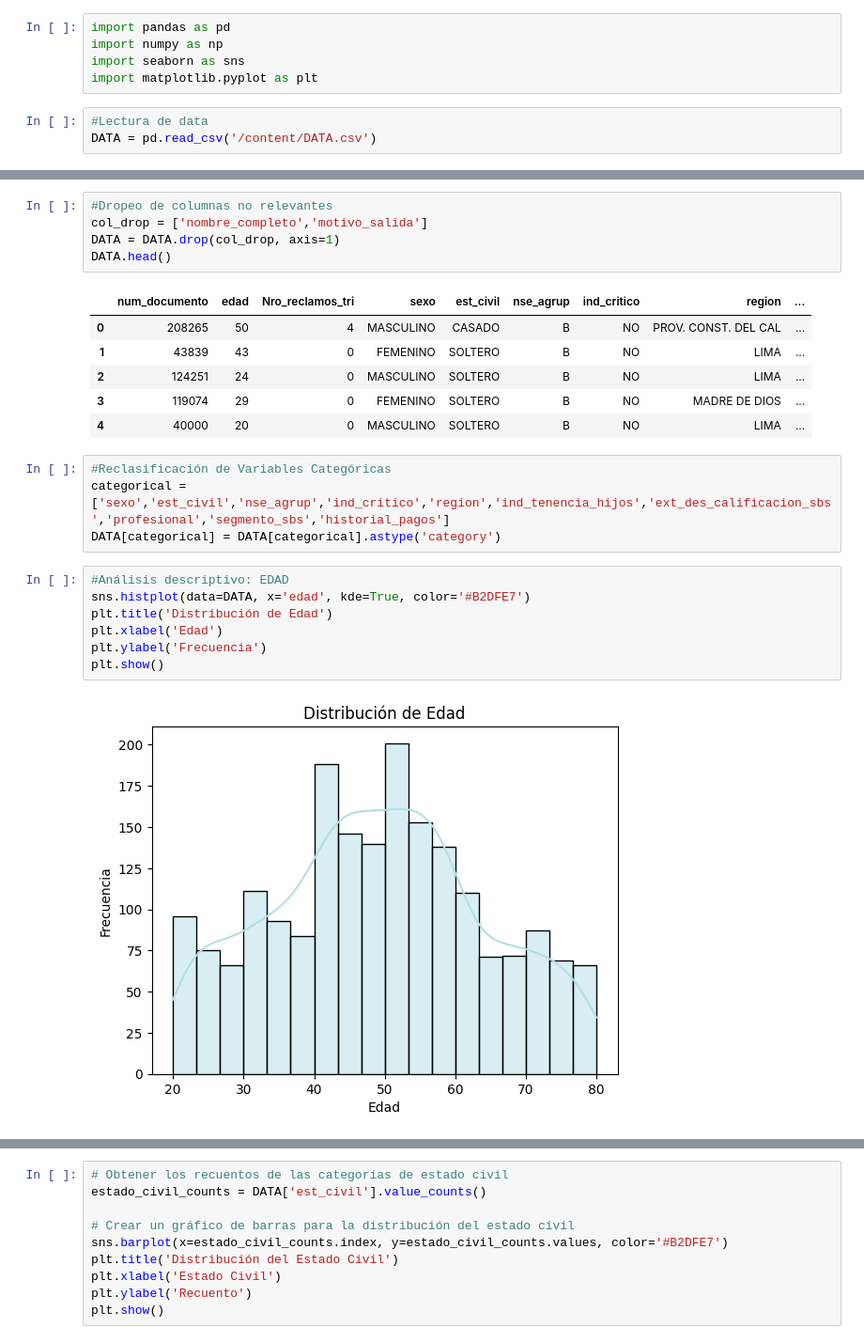
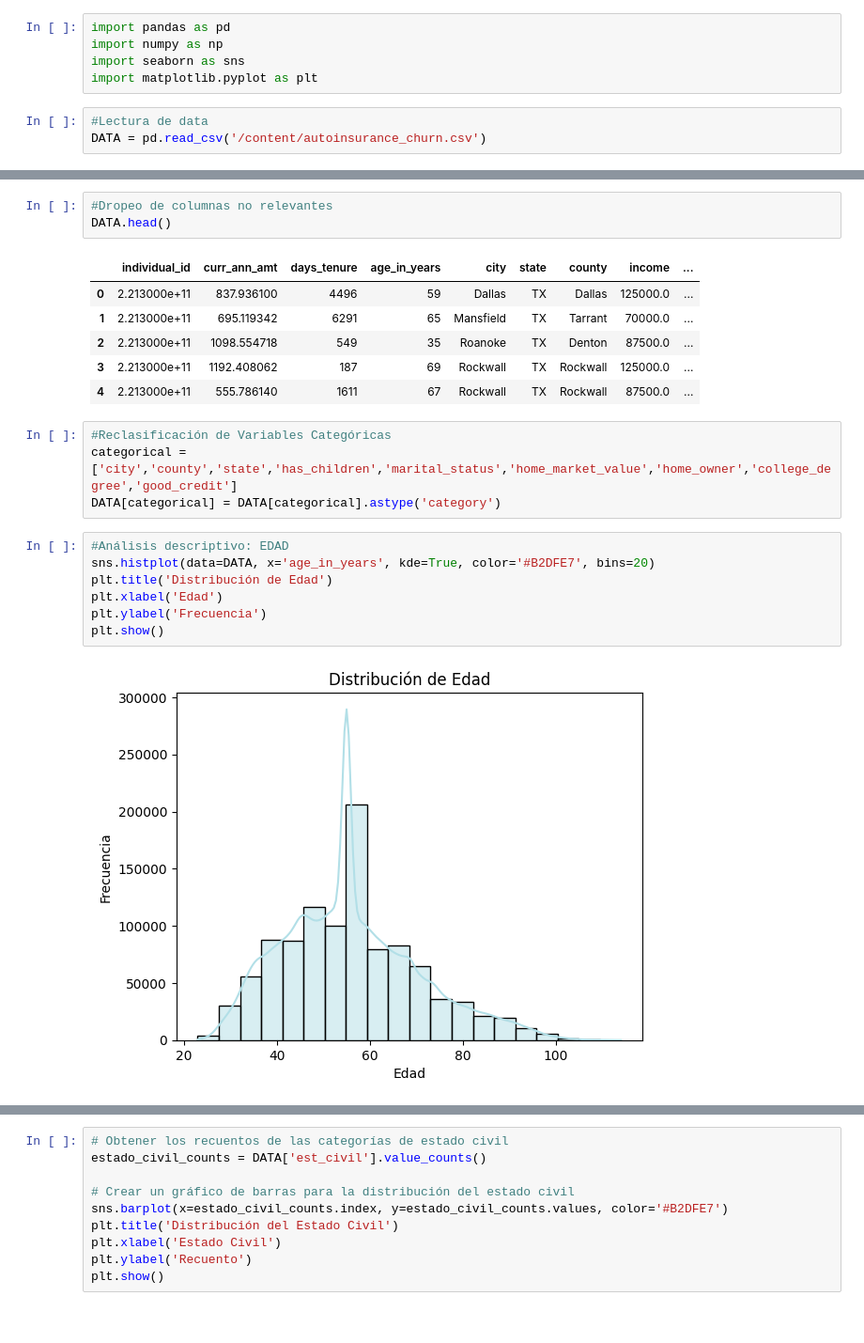
Before and after one commit to raphaelz306/DMC_Course, a Jupyter notebook: Integrador.ipynb, the cells around one changed output, grey strips where cells are left out. Shown at 94% size. Drawn from its saved outputs; the diff is of its cells as text.

```diff
--- a/Integrador.ipynb
+++ b/Integrador.ipynb
@@ -7,7 +7,7 @@ import seaborn as sns
 import matplotlib.pyplot as plt
 # %%
 #Lectura de data
-DATA = pd.read_csv('/content/DATA.csv')
+DATA = pd.read_csv('/content/autoinsurance_churn.csv')
 # %%
 #Revisión de data
 DATA.head()
@@ -16,27 +53,25 @@ DATA.info()
 # %%
 #Dropeo de columnas no relevantes
-col_drop = ['nombre_completo','motivo_salida']
-DATA = DATA.drop(col_drop, axis=1)
 DATA.head()
 # %% [output]
-|  | num_documento | edad | Nro_reclamos_tri | sexo | est_civil | nse_agrup | ind_critico | region | ... |
-| 0 | 208265 | 50 | 4 | MASCULINO | CASADO | B | NO | PROV. CONST. DEL CAL | ... |
-| 1 | 43839 | 43 | 0 | FEMENINO | SOLTERO | B | NO | LIMA | ... |
-| 2 | 124251 | 24 | 0 | MASCULINO | SOLTERO | B | NO | LIMA | ... |
-| 3 | 119074 | 29 | 0 | FEMENINO | SOLTERO | B | NO | MADRE DE DIOS | ... |
-| 4 | 40000 | 20 | 0 | MASCULINO | SOLTERO | B | NO | LIMA | ... |
+|  | individual_id | curr_ann_amt | days_tenure | age_in_years | city | state | county | income | ... |
+| 0 | 2.213000e+11 | 837.936100 | 4496 | 59 | Dallas | TX | Dallas | 125000.0 | ... |
+| 1 | 2.213000e+11 | 695.119342 | 6291 | 65 | Mansfield | TX | Tarrant | 70000.0 | ... |
+| 2 | 2.213000e+11 | 1098.554718 | 549 | 35 | Roanoke | TX | Denton | 87500.0 | ... |
+| 3 | 2.213000e+11 | 1192.408062 | 187 | 69 | Rockwall | TX | Rockwall | 125000.0 | ... |
+| 4 | 2.213000e+11 | 555.786140 | 1611 | 67 | Rockwall | TX | Rockwall | 87500.0 | ... |
 # %%
 #Reclasificación de Variables Categóricas
-categorical = ['sexo','est_civil','nse_agrup','ind_critico','region','ind_tenencia_hijos','ext_des_calificacion_sbs','profesional','segmento_sbs','historial_pagos']
+categorical = ['city','county','state','has_children','marital_status','home_market_value','home_owner','college_degree','good_credit']
 DATA[categorical] = DATA[categorical].astype('category')
 # %%
 #Análisis descriptivo: EDAD
-sns.histplot(data=DATA, x='edad', kde=True, color='#B2DFE7')
+sns.histplot(data=DATA, x='age_in_years', kde=True, color='#B2DFE7', bins=20)
 plt.title('Distribución de Edad')
 plt.xlabel('Edad')
 plt.ylabel('Frecuencia')
 plt.show()
 # %% [output]
-[figure, old version]
+[figure, new version]
 # %%
 #Análisis descriptivo: FRECUENCIA DE CHURN DE ACUERDO A LA EDAD
```
Also changed, not shown: parts of 8 cells of this notebook.
